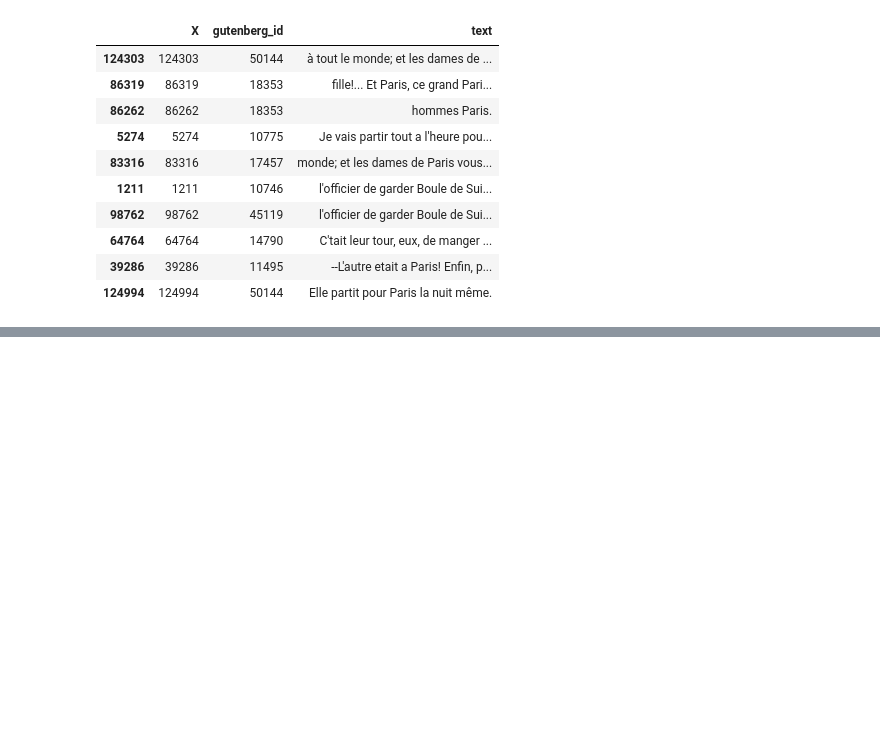
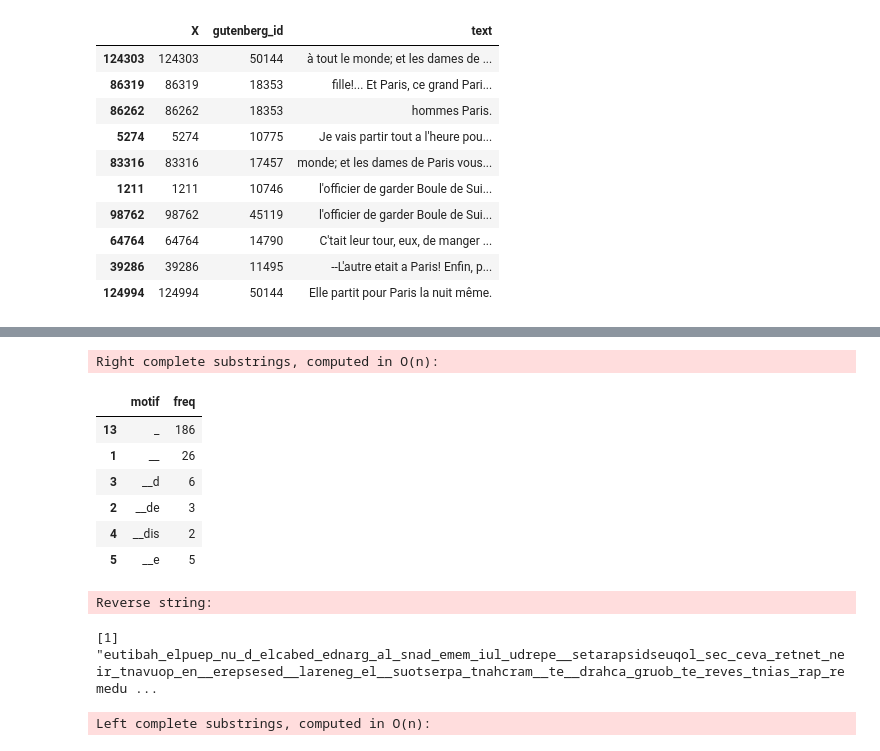
Before and after one commit to SergioPeignier/text_mining, a Jupyter notebook: Maupassant full text analysis.ipynb, the cells around one changed output, grey strips where cells are left out. Saved outputs shown, nothing was run; the diff lists cells and outputs as text; code cells hidden in the pictures; blank space fills up the shorter version.

```diff
--- a/Maupassant full text analysis.ipynb
+++ b/Maupassant full text analysis.ipynb
@@ -303,0 +398,25 @@ maupassant_downloaded_books[names(top.docs),]
+# %%
+message("Right complete substrings, computed in O(n):")
+head(build.freq.motifs(ch))
+# %% [output]
+Right complete substrings, computed in O(n):
+|  | motif | freq |
+| 13 | _ | 186 |
+| 1 | __ | 26 |
+| 3 | __d | 6 |
+| 2 | __de | 3 |
+| 4 | __dis | 2 |
+| 5 | __e | 5 |
+# %%
+message("Reverse string:")
+ch.rev <- print(reverse(ch))
+# %% [output]
+Reverse string:
+[1] "eutibah_elpuep_nu_d_elcabed_ednarg_al_snad_emem_iul_udrepe__setarapsidseuqol_sec_ceva_retnet_neir_tnavuop_en__erepsesed__lareneg_el__suotserpa_tnahcram__te__drahca_gruob_te_reves_tnias_rap_remedu ...
+# %%
+message("Left complete substrings, computed in O(n):")
+leftcomplete <- build.freq.motifs(ch.rev)
+motifs.rev <- sapply(as.character(leftcomplete$motif), reverse)
+leftcomplete.rev <- data.frame(motif=motifs.rev, freq= leftcomplete$freq, row.names=NULL)
+# %% [output]
+Left complete substrings, computed in O(n):
```
Also changed, not shown: parts of 17 cells of this notebook.
